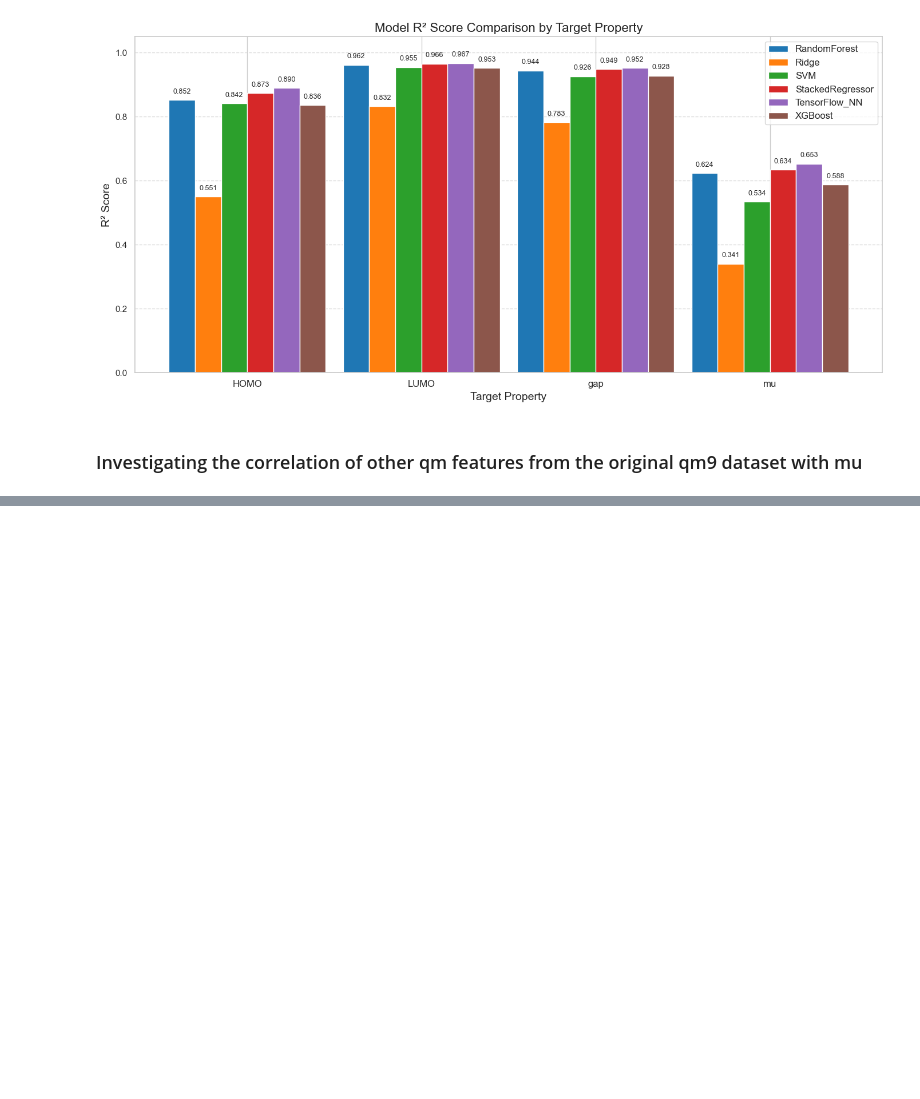
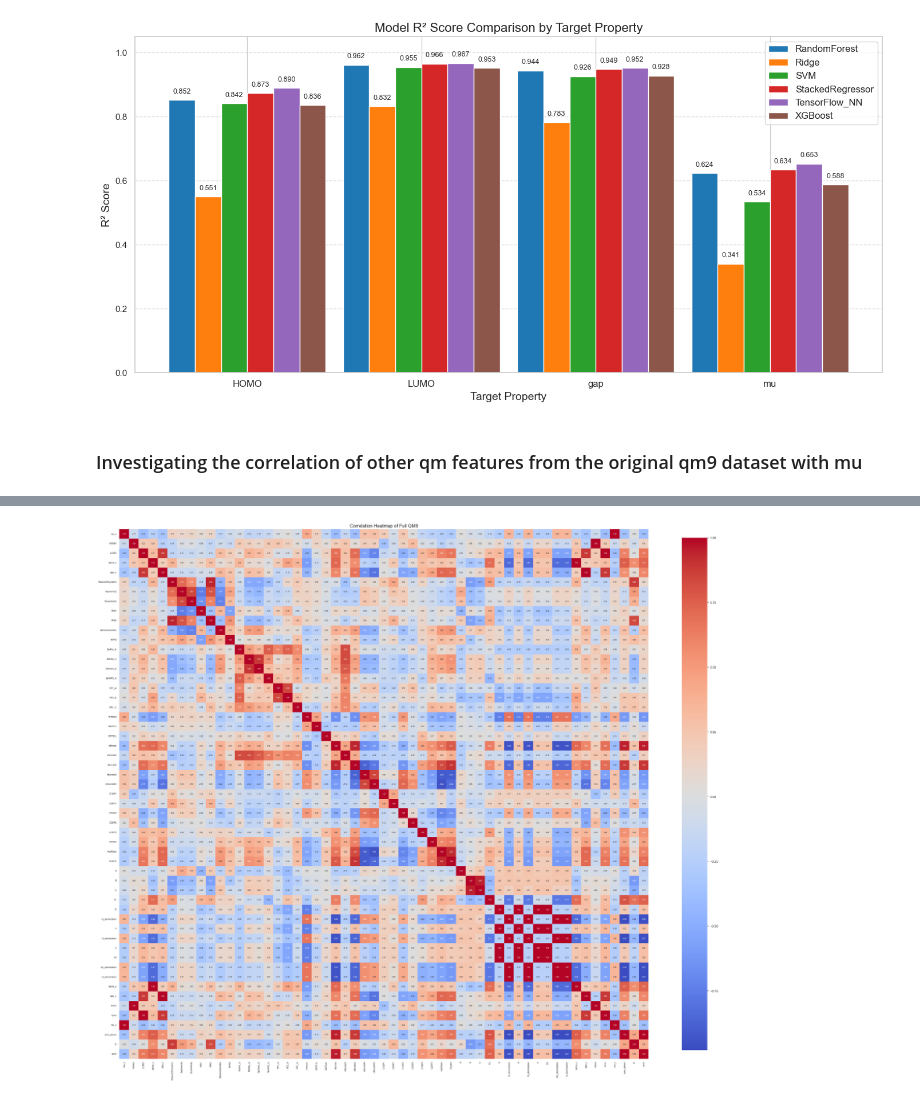
Before and after one commit to tatendakasirori/LSUA_PROJECT, a Jupyter notebook: notebooks/01_eda.ipynb, the cells around one changed output, grey strips where cells are left out. Drawn from its saved outputs; the diff is of its cells as text; code cells hidden in the pictures; blank space fills up the shorter version.

```diff
--- a/notebooks/01_eda.ipynb
+++ b/notebooks/01_eda.ipynb
@@ -373,0 +409,2 @@ df_orig = pd.read_csv()
+# %%
+df_merged = pd.merge(df, df_orig, on="smiles", how="inner")
@@ -373,0 +457,4 @@ df_orig = pd.read_csv()
+# %%
+plot_qm9_heatmap(df_merged, title="Correlation Heatmap of Full QM9")
+# %% [output]
+[figure, added]
```
Also changed, not shown: parts of 6 cells of this notebook, 1 other file.
